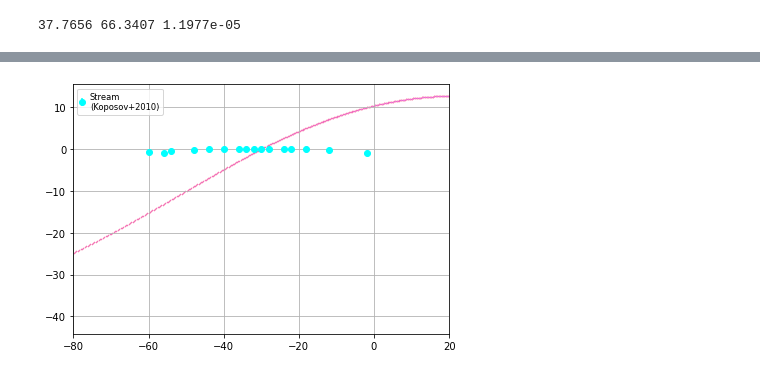
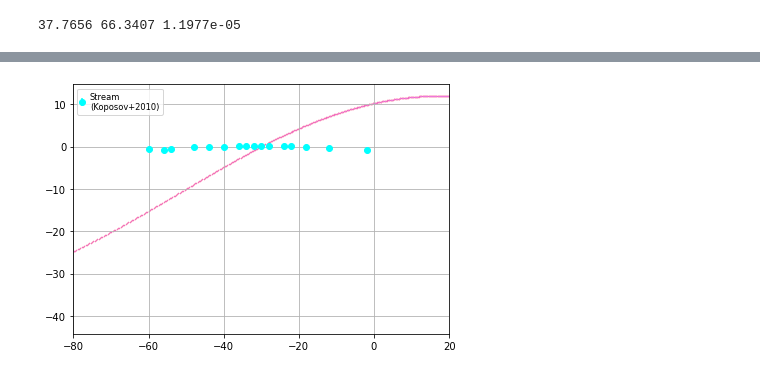
Before and after one commit to martinmestre/stream-fit, a Jupyter notebook: fixed_pot/orbit_model/stream_fit.ipynb, the cells around one changed output, grey strips where cells are left out. Saved outputs shown, nothing was run; the diff lists cells and outputs as text; code cells hidden in the pictures.

```diff
--- a/fixed_pot/orbit_model/stream_fit.ipynb
+++ b/fixed_pot/orbit_model/stream_fit.ipynb
@@ -37,13 +38,12 @@ def rho_spline(r) :
 37.7656 66.3407 1.1977e-05
 # %%
 # Gravitational acceleration
+
+
 
 exec(open("./accelerations.py").read())
 exec(open("./accelerations_combine.py").read())
 
-
-def accel_mw(x,y,z):
-    return accel_logarithmic(x,y,z)
 
 
 #------------------
@@ -56,10 +56,11 @@ def symp_grad_mw(t, w):
     py=w[4]
     pz=w[5]
     r=np.sqrt(x*x+y*y+z*z)
-    return [px,py,pz, -accel_mw(x,y,z)[0], -accel_mw(x,y,z)[1], -accel_mw(x,y,z)[2]]
+    #print('time=',t)
+    return [px,py,pz, accel_mw(x,y,z)[0], accel_mw(x,y,z)[1], accel_mw(x,y,z)[2]]
 
-print( symp_grad_mw(1.0,np.array([1,1,1,1,1,1])) )
-print(2.3e7*409)
+print(accel_mw(1.,1.,1.)[0])
+print( symp_grad_mw(1.0,np.array([1.,1.,1.,1.,1.,1.])) )
 # %% [output]
 r_200= 209.41344788869304
 a_nfw= 17.451120657391087
@@ -334,7 +338,8 @@ chi^2 = 105.32506441069722
 # %%
-# Computation of the orbit model for Ibata+20 potential.
-# The initial condition is from them also.
+# Computation of the orbit model for RAR + barionic component.
+# Optimization to find best fit orbit.
 
+exec(open("./stream_Koposov_data.py").read())
 
 def orbit_model(alpha,delta,distance,mu_alpha,mu_delta,v_los):
     print('param= ',alpha,delta,distance,mu_alpha,mu_delta,v_los)
@@ -381,30 +386,38 @@ def orbit_model(alpha,delta,distance,mu_alpha,mu_delta,v_los):
     phi_2 = gd1_coord.phi2
     d_hel = gd1_coord.distance
     v_hel = gd1_coord.radial_velocity
-    #mu_phi_1 = gd1_coord.pm_phi1_cosphi2/np.cos(phi_2)  #not used by Ibata
-    #mu_phi_2 = gd1_coord.pm_phi2
+    mu_phi_1 = gd1_coord.pm_phi1_cosphi2/np.cos(phi_2)  #not used by Ibata
+    mu_phi_2 = gd1_coord.pm_phi2
+    return phi_1, phi_2, d_hel, v_hel, mu_phi_1, mu_phi_2
     # Transformation to ICRS coordinates
-    icrs_coord=galac_coord.transform_to(coord.ICRS)
-    mu_ra = icrs_coord.pm_ra_cosdec
-    mu_dec= icrs_coord.pm_dec
-    return t, phi_1, phi_2, d_hel, v_hel, mu_ra, mu_dec
+    #icrs_coord=galac_coord.transform_to(coord.ICRS)
+    #mu_ra = icrs_coord.pm_ra_cosdec / np.cos(icrs_coord.dec)
+    #mu_dec= icrs_coord.pm_dec
+    #return t, phi_1, phi_2, d_hel, v_hel, mu_ra, mu_dec
 
 # test call:
 valor_pm_ra=-6.53  #adimensional
 valor_dec=43.717
 valor_cosdec= np.cos(valor_dec*u.deg)
 valor_pm_ra_cosdec=valor_pm_ra*valor_cosdec
-t,phi_1,phi_2,d_hel,v_hel,mu_ra,mu_dec = orbit_model(157.6,valor_dec, 8.25, valor_pm_ra_cosdec ,-11.0 , -90.0)
+phi_1,phi_2,d_hel,v_hel,mu_1,mu_2 = orbit_model(157.6,valor_dec, 8.25, valor_pm_ra_cosdec ,-11.0 , -90.0)
 
 print(phi_1)
 print(d_hel)
 
+# Plot in galactocentric coordinates
+#------------------------------------
+#plt.scatter(x,z,s=0.1,marker='o',color='red')
+#plt.xlim(-5,5)
+
 # Plots in the sky using the GD-1 frame
+#---------------------------------------
 
 # sky position
 plt.scatter(phi_1.wrap_at(180*u.deg),phi_2,s=0.1,marker='o', color='red')
 plt.scatter(phi_1,phi_2,s=0.1,marker='o', color='violet')
 plt.errorbar(kop_sky['phi1'], kop_sky['phi2'], yerr=kop_sky['err'], fmt='o', color='cyan', label='Stream\n(Koposov+2010)')
+
 # heliocentric radial velocity
 #plt.scatter(phi_1.wrap_at(180*u.deg),v_hel,s=0.1,marker='o', color='red')
 #plt.errorbar(kop_rv['phi1'], kop_rv['vr'], yerr=kop_rv['err'], fmt='o', color='cyan', label='Stream\n(Koposov+2010)')
@@ -428,5 +441,60 @@ plt.legend(fontsize='small', handlelength=0.3)
 
 plt.tight_layout()
 plt.show()
+
+def chi2(w_0):
+    phi_1,phi_2,d_hel,v_hel,mu_1,mu_2 = orbit_model(w_0[0],w_0[1],w_0[2],w_0[3],w_0[4],w_0[5])
+    phi_2_spl = interp1d(phi_1,phi_2,kind='cubic')
+    d_hel_spl = interp1d(phi_1,d_hel,kind='cubic')
+    v_hel_spl = interp1d(phi_1,v_hel,kind='cubic')
+    mu_1_spl  = interp1d(phi_1,mu_1,kind='cubic')
+    mu_2_spl  = interp1d(phi_1,mu_2,kind='cubic')
+
+    sum=np.zeros(5)
+
+    y_mod = phi_2_spl(kop_sky['phi1'])
+    y_dat = kop_sky['phi2']
+    sigma2 = kop_sky['err']**2
+    sum[0] = np.sum( (y_dat-y_mod)**2 / sigma2 )
+
+    y_mod = v_hel_spl(kop_rv['phi1'])
+    y_dat = kop_rv['vr']
+    sigma2 = kop_rv['err']**2
+    sum[1] = np.sum( (y_dat-y_mod)**2 / sigma2 )
+
+    y_mod = d_hel_spl(kop_dist['phi1'])
+    y_dat = kop_dist['dist']
+    sigma2 = kop_dist['err']**2
+    sum[2] = np.sum( (y_dat-y_mod)**2 / sigma2 )
+
+    y_mod = mu_1_spl(kop_pm['phi1'])
+    y_dat = kop_pm['mu_phi1']
+    sigma2 = kop_pm['err']**2
+    sum[3] = np.sum( (y_dat-y_mod)**2 / sigma2 )
+
+    y_mod = mu_2_spl(kop_pm['phi1'])
+    y_dat = kop_pm['mu_phi2']
+    sigma2 = kop_pm['err']**2
+    sum[4] = np.sum( (y_dat-y_mod)**2 / sigma2 )
+
+    print('chi^2 =',np.sum(sum))
+    return np.sum(sum)
+
+
+
+
+valor_pm_ra=-6.53  #adimensional
+valor_dec=43.717
+valor_cosdec= np.cos(valor_dec*u.deg)
+w_0=np.array([157.6,valor_dec, 8.25, valor_pm_ra_cosdec ,-11.0 , -90.0])
+dw = np.abs(w_0)/10.0
+bounds=((w_0[0]-dw[0],w_0[0]+dw[0]), (w_0[1]-dw[1],w_0[1]+dw[1]), (w_0[2]-dw[2],w_0[2]+dw[2]),
+        (w_0[3]-dw[3],w_0[3]+dw[3]), (w_0[4]-dw[4],w_0[4]+dw[4]), (w_0[5]-dw[5],w_0[5]+dw[5]))
+
+opt=optimize.differential_evolution(chi2, bounds,strategy='best1bin',maxiter=20,popsize=20,tol=5.0e-8,atol=0.5e-8,disp=True,polish=True,workers=-1)
+
+param_fitted = opt.x
+
+np.savetxt('param_fitted.txt', param_fitted, delimiter=',')
 # %% [output]
 param=  157.6 43.717 8.25 -4.71963667724046 -11.0 -90.0
@@ -437 +505 @@ param=  157.6 43.717 8.25 -4.71963667724046 -11.0 -90.0
-[figure, old version]
+[figure, new version]
```
Also changed, not shown: parts of 5 cells of this notebook, 32 other files.
